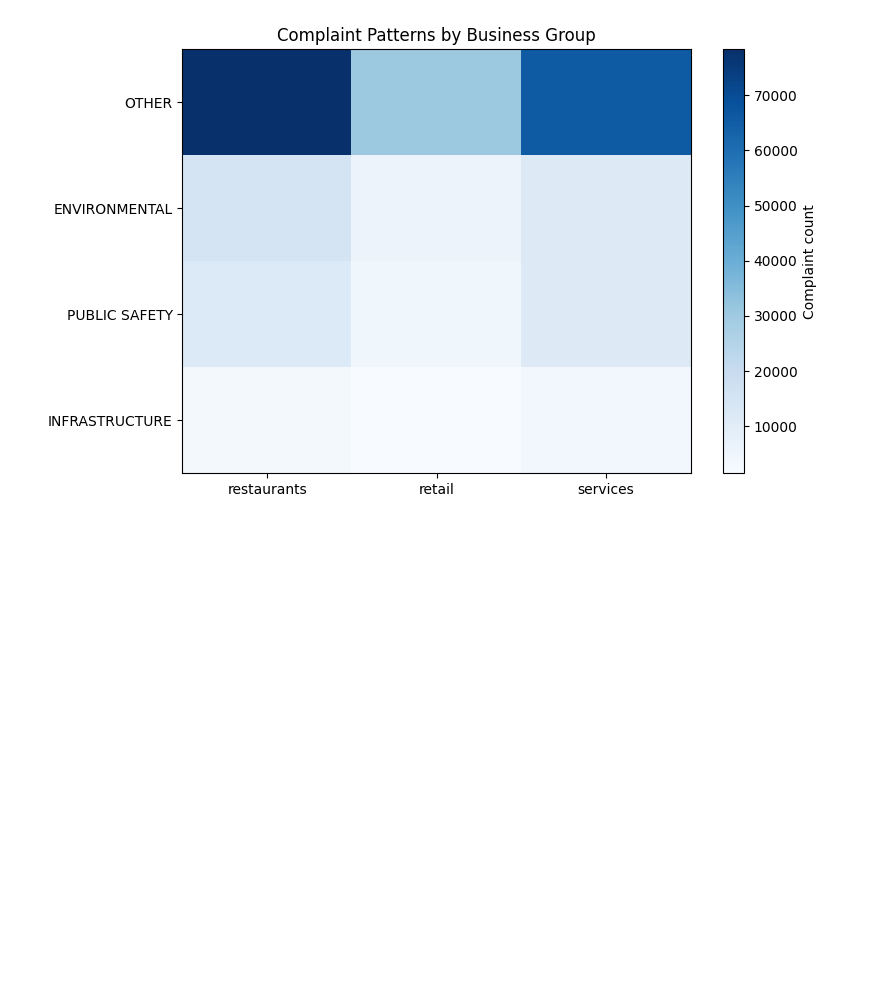
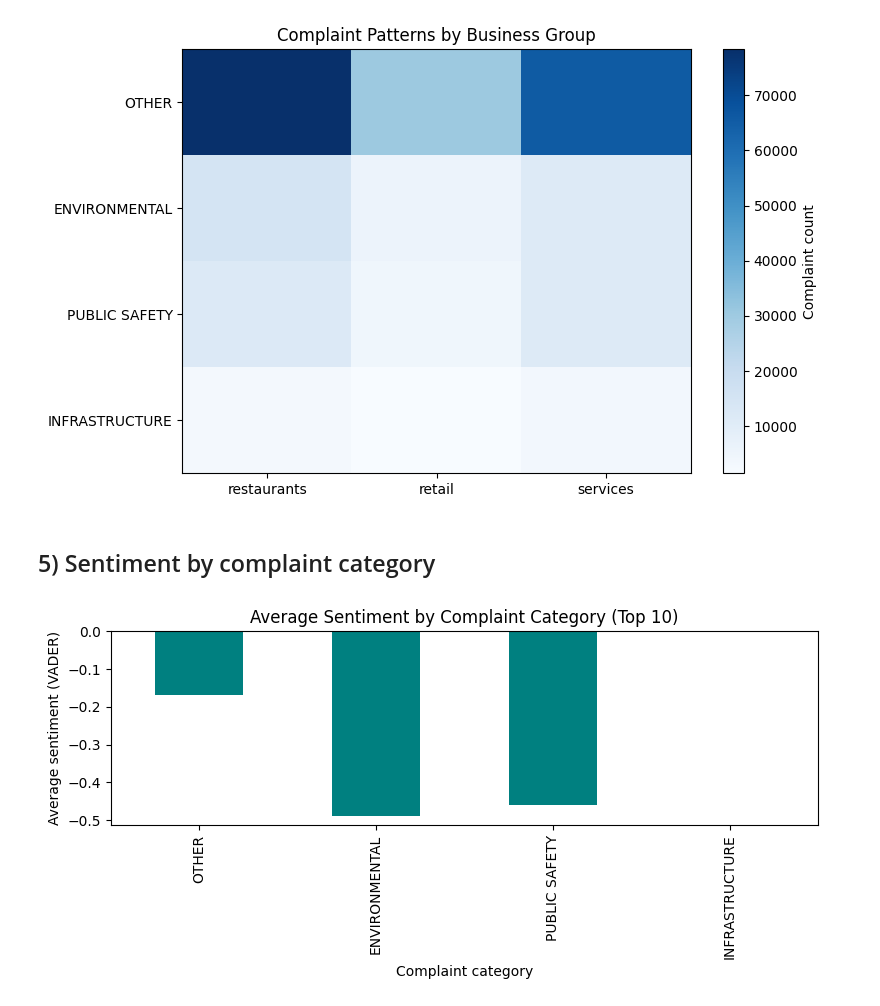
Before and after one commit to AustinK0/CS4630_Group3_Project1, a Jupyter notebook: notebooks/analysis_visualization.ipynb, the cells around one changed output. Saved outputs shown, nothing was run; the diff lists cells and outputs as text; code cells hidden in the pictures; blank space fills up the shorter version.

Commit message:
Phase 4: Add sentiment and severity visualizations

```diff
--- a/notebooks/analysis_visualization.ipynb
+++ b/notebooks/analysis_visualization.ipynb
@@ -152,3 +152,28 @@ plt.savefig(os.path.join(OUTPUT_DIR, "complaint_patterns_by_business_group.png")
 plt.show()
 # %% [output]
 [figure]
+# %% [markdown]
+## 5) Sentiment by complaint category
+# %%
+sent_df = df_top.dropna(subset=["complaint_sentiment", "complaint_category"]).copy()
+if len(sent_df) == 0:
+    print("No sentiment data available for plotting.")
+else:
+    top_cats = sent_df["complaint_category"].value_counts().head(10).index
+    sent_summary = (
+        sent_df[sent_df["complaint_category"].isin(top_cats)]
+        .groupby("complaint_category")["complaint_sentiment"]
+        .mean()
+        .reindex(top_cats)
+    )
+
+    plt.figure(figsize=(8, 4))
+    sent_summary.plot(kind="bar", color="teal")
+    plt.title("Average Sentiment by Complaint Category (Top 10)")
+    plt.xlabel("Complaint category")
+    plt.ylabel("Average sentiment (VADER)")
+    plt.tight_layout()
+    plt.savefig(os.path.join(OUTPUT_DIR, "sentiment_by_category.png"), dpi=200)
+    plt.show()
+# %% [output]
+[figure, added]
```
Also changed, not shown: parts of 3 cells of this notebook, 3 other files.
